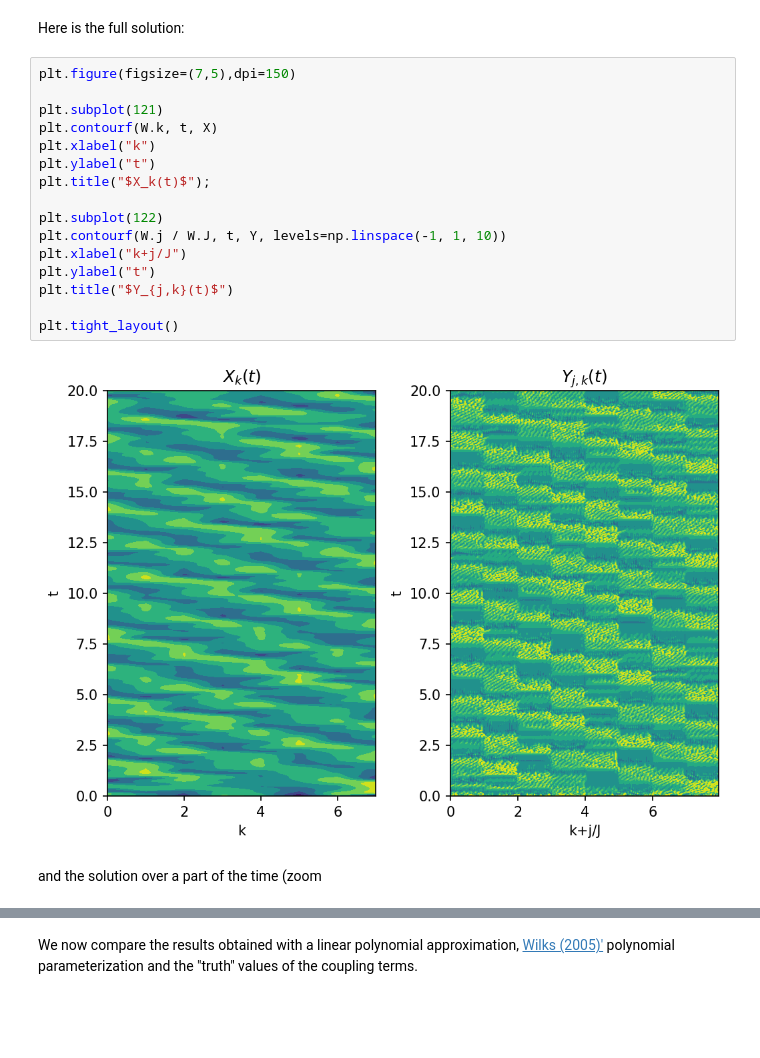
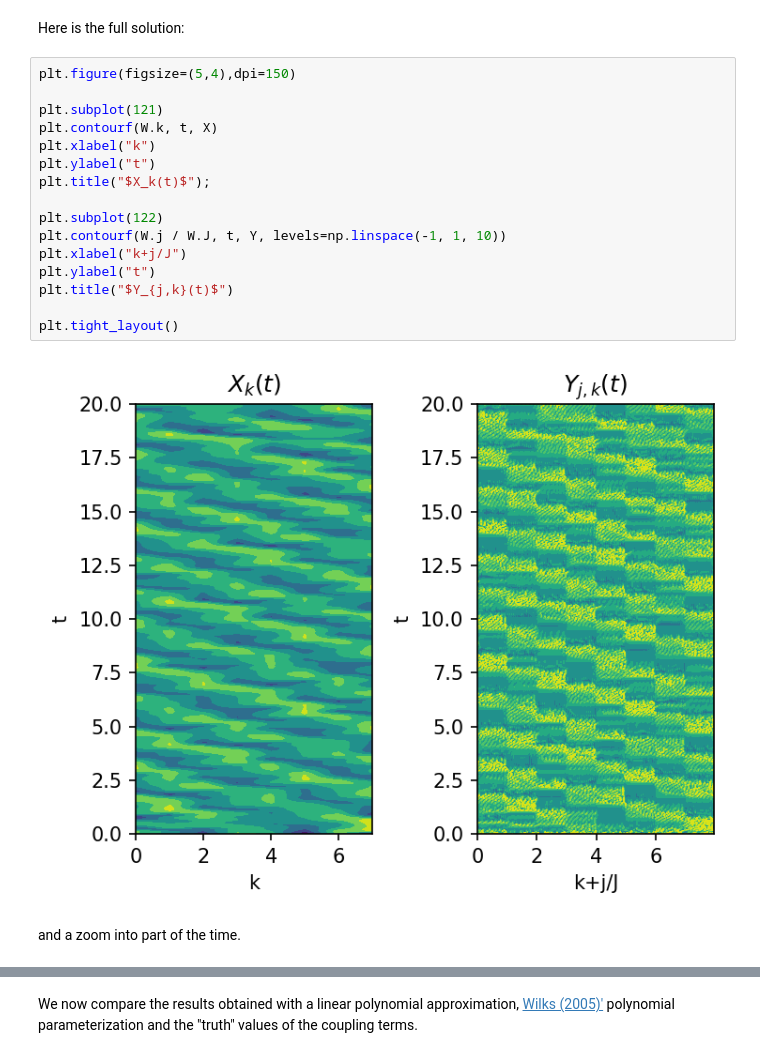
Before and after one commit to m2lines/L96_demo, a Jupyter notebook: notebooks/gcm-analogue.ipynb, the cells around one changed output, grey strips where cells are left out. Saved outputs shown, nothing was run; the diff lists cells and outputs as text; blank space fills up the shorter version.

```diff
--- a/notebooks/gcm-analogue.ipynb
+++ b/notebooks/gcm-analogue.ipynb
@@ -26,23 +28,23 @@ Wall time: 3.78 s
 # %% [markdown]
 Here is the full solution:
 # %%
-plt.figure(figsize=(7,5),dpi=150)
+plt.figure(figsize=(5,4),dpi=150)
 
 plt.subplot(121)
 plt.contourf(W.k, t, X)
 plt.xlabel("k")
 plt.ylabel("t")
 plt.title("$X_k(t)$");
 
 plt.subplot(122)
 plt.contourf(W.j / W.J, t, Y, levels=np.linspace(-1, 1, 10))
 plt.xlabel("k+j/J")
 plt.ylabel("t")
 plt.title("$Y_{j,k}(t)$")
 
 plt.tight_layout()
 # %% [output]
-[figure, old version]
+[figure, new version]
 # %% [markdown]
-and the solution over a part of the time (zoom
+and a zoom into part of the time.
 # %%
```
Also changed, not shown: parts of 19 cells of this notebook.
